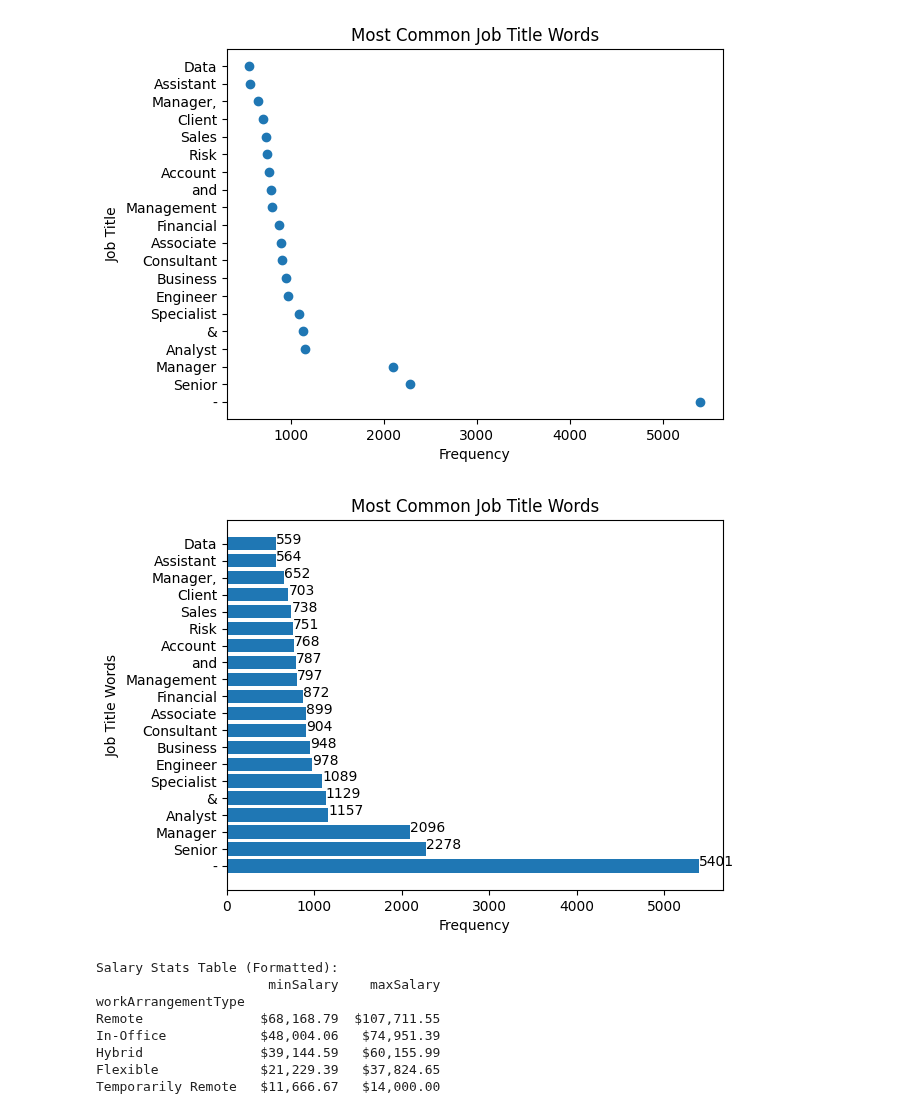
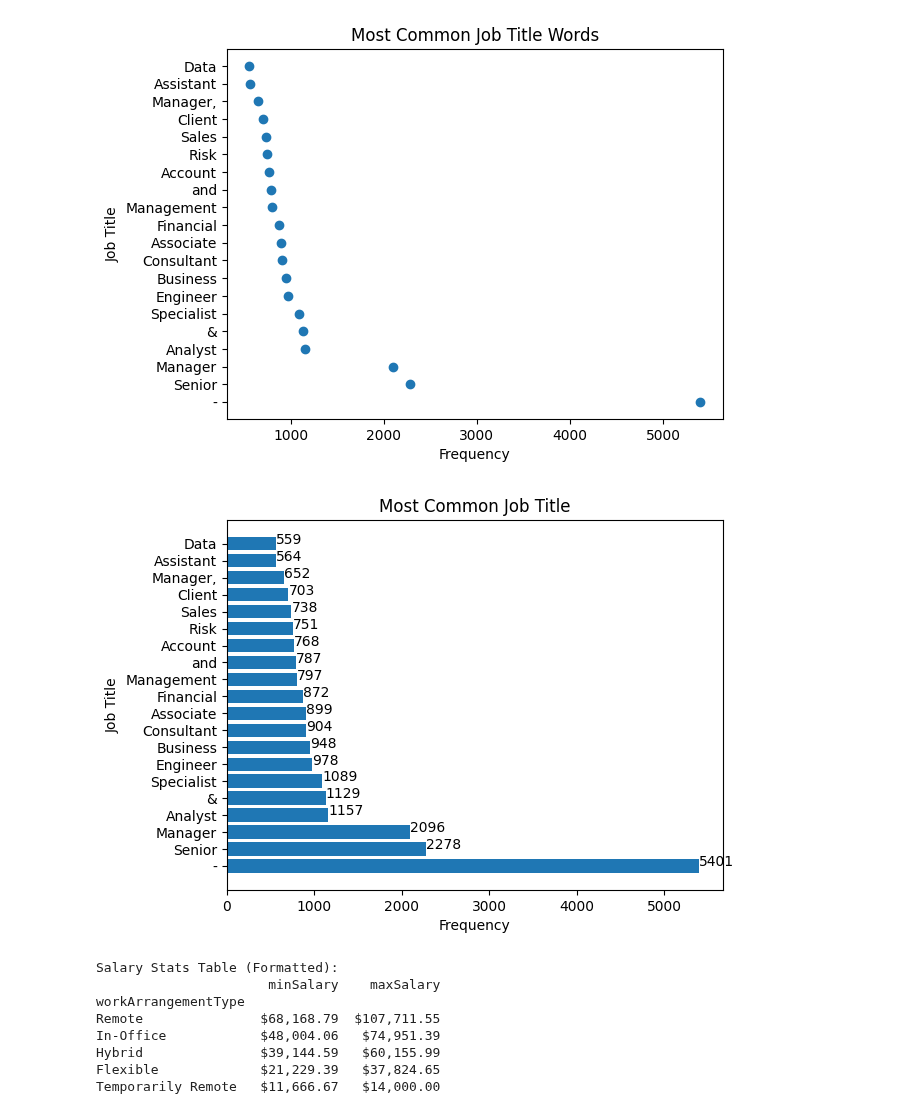
Before and after one commit to tumibytes/cis9650-project03, a Jupyter notebook: term_project_starter.ipynb, the cells around one changed output. Cells and saved outputs as stored; diff of their text form; code cells hidden in the pictures.

```diff
--- a/term_project_starter.ipynb
+++ b/term_project_starter.ipynb
@@ -388,27 +388,31 @@ plt.title("Most Common Job Title Words")
 plt.show()
 # %% [output]
 [figure]
-# %%
-
-# plot the most common job title words
-fig, ax = plt.subplots()
-
-# extract top 20 most frequent words in job_title
-job_words = df_flat["title"].str.split(expand=True).stack().value_counts().head(20)
-bar_labels = job_words.index.tolist()
-count = job_words.values.tolist()
-
-ax.barh(bar_labels, count)
-ax.set_ylabel("Job Title Words")
-ax.set_xlabel("Frequency")
-ax.set_title("Most Common Job Title Words")
-
-for index, value in enumerate(count):
-    plt.text(value, index, str(value))
-
-plt.show()
-# %% [output]
-[figure, removed]
+# %%
+
+# plot horizontal bar for the most common job title words (other chart type)
+import matplotlib.pyplot as plt
+import pandas as pd
+
+
+# Combine all job titles into one long string, split into individual words,
+# and convert to a pandas Series to count them
+words = pd.Series(' '.join(df_flat["title"]).split())
+top = words.value_counts().head(20)   # Count how many times each word appears, then take the top 20 most common ones
+
+fig, ax = plt.subplots()   # Create plot
+ax.barh(top.index, top.values)  # Plot a horizontal bar chart of the top 20 words
+
+ax.set_ylabel("Job Title")  # Label the y-axis
+ax.set_xlabel("Frequency")   # Label the x-axis
+ax.set_title("Most Common Job Title")  # Give the chart a title
+
+for index, value in enumerate(top.values):   # Add numbers to bars
+    ax.text(value, index, str(value))
+
+plt.show()
+# %% [output]
+[figure, added]
 # %%
 import pandas as pd
 import matplotlib.pyplot as plt
```
